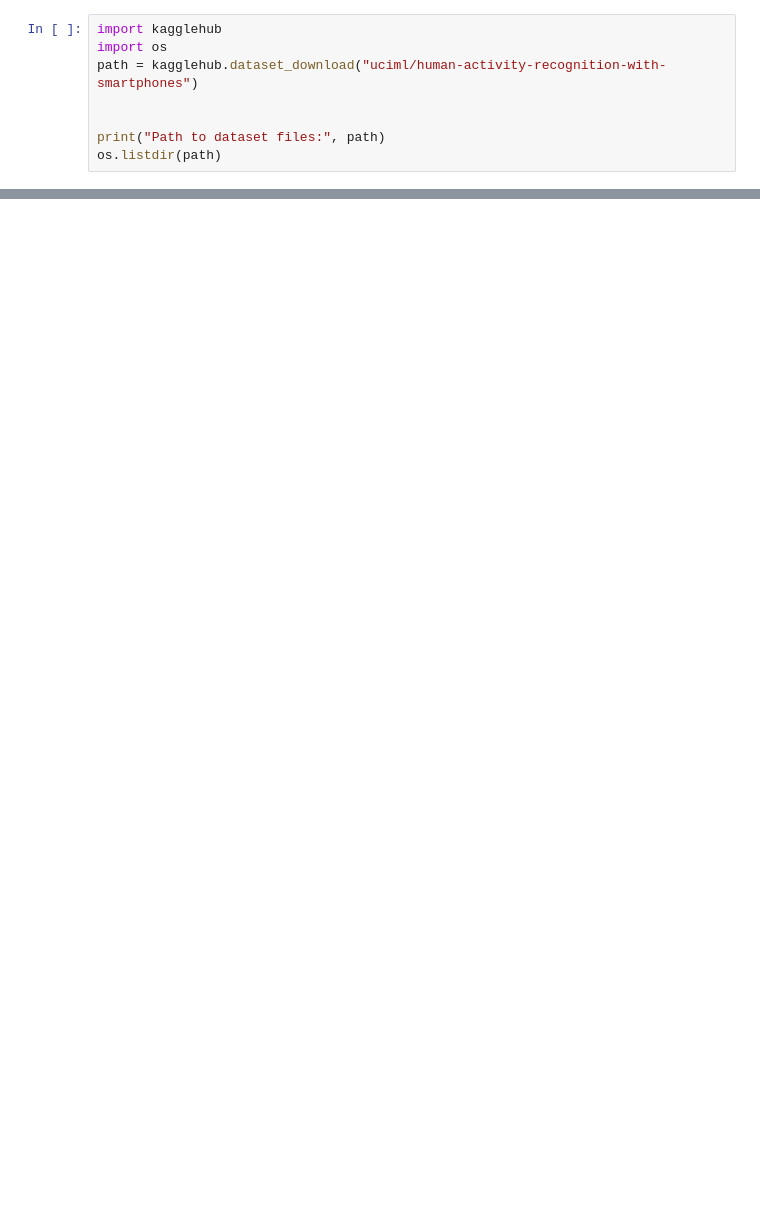
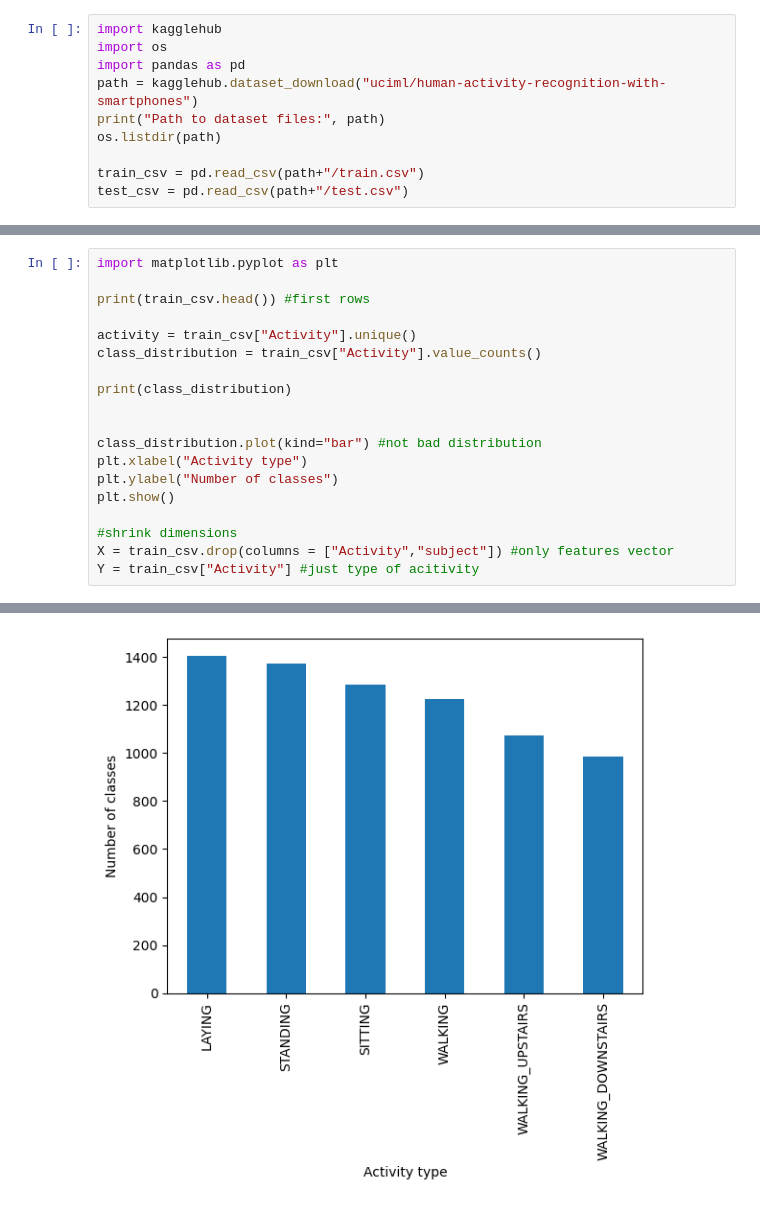
Before and after one commit to llalyeva/Human-Activity-Recognition, a Jupyter notebook: human_motion_recognition.ipynb, the cells around one changed output, grey strips where cells are left out. Cells and saved outputs as stored; diff of their text form; blank space fills up the shorter version.

```diff
--- a/human_motion_recognition.ipynb
+++ b/human_motion_recognition.ipynb
@@ -3,9 +3,11 @@
 # %%
 import kagglehub
 import os
+import pandas as pd
 path = kagglehub.dataset_download("uciml/human-activity-recognition-with-smartphones")
-
-
 print("Path to dataset files:", path)
 os.listdir(path)
+
+train_csv = pd.read_csv(path+"/train.csv")
+test_csv = pd.read_csv(path+"/test.csv")
 # %% [output]
@@ -36,0 +17,20 @@ error: failed to push some refs to 'https://github.com/llalyeva/Human-Activity-R
+# %%
+import matplotlib.pyplot as plt
+
+print(train_csv.head()) #first rows
+
+activity = train_csv["Activity"].unique()
+class_distribution = train_csv["Activity"].value_counts()
+
+print(class_distribution)
+
+
+class_distribution.plot(kind="bar") #not bad distribution
+plt.xlabel("Activity type")
+plt.ylabel("Number of classes")
+plt.show()
+
+#shrink dimensions
+X = train_csv.drop(columns = ["Activity","subject"]) #only features vector
+Y = train_csv["Activity"] #just type of acitivity
+# %% [output]
@@ -36,0 +54 @@ error: failed to push some refs to 'https://github.com/llalyeva/Human-Activity-R
+[figure, added]
```
Also changed, not shown: parts of 4 cells of this notebook.
